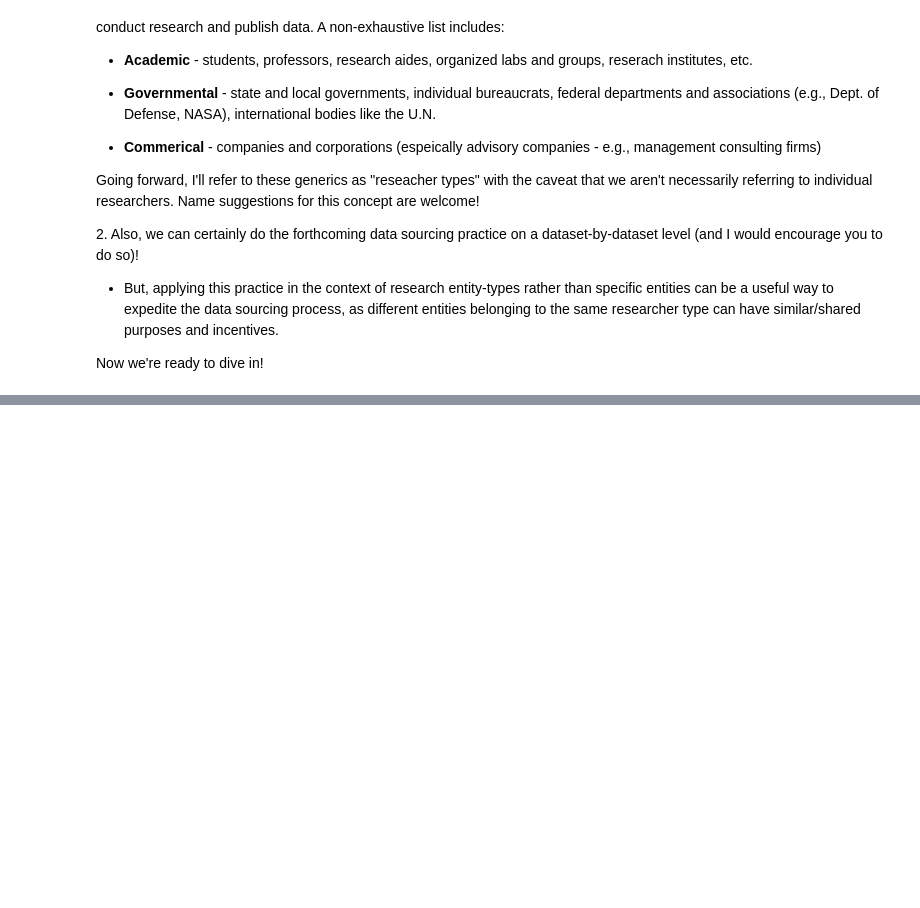
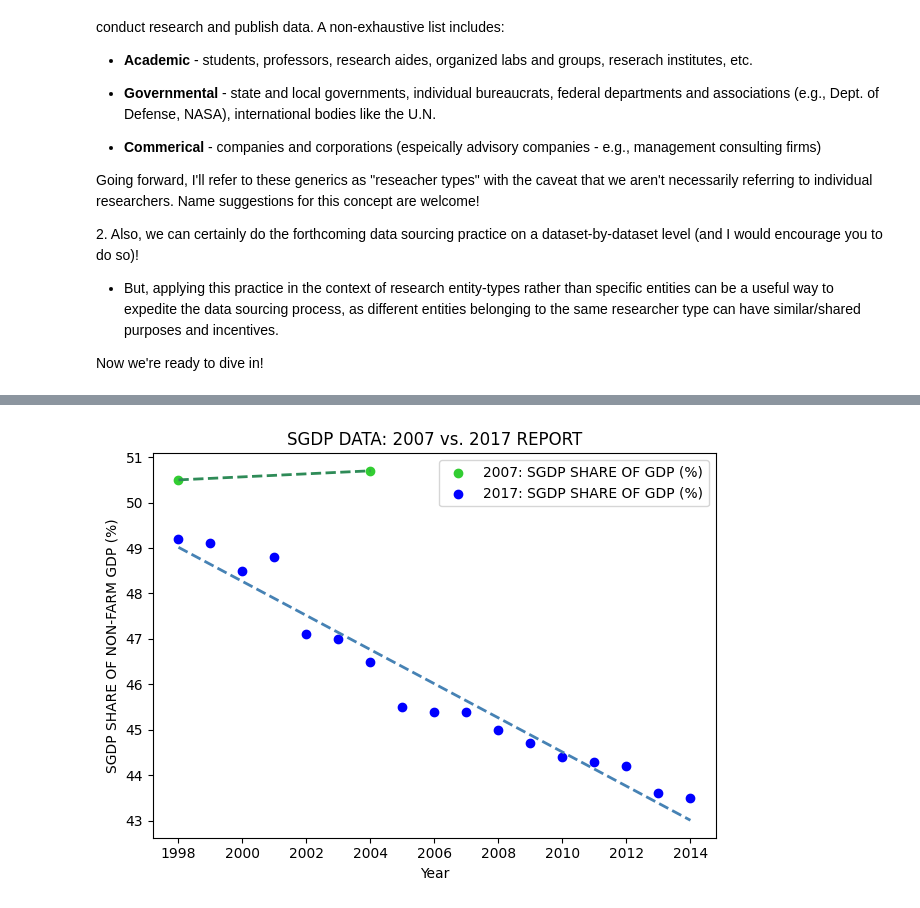
Before and after one commit to roflauren-roflauren/GearUp-MessyData, a Jupyter notebook: fall_2022/chapters/chp1_dataSourcing.ipynb, the cells around one changed output, grey strips where cells are left out. Cells and saved outputs as stored; diff of their text form; code cells hidden in the pictures; blank space fills up the shorter version.

```diff
--- a/fall_2022/chapters/chp1_dataSourcing.ipynb
+++ b/fall_2022/chapters/chp1_dataSourcing.ipynb
@@ -221,0 +278,8 @@ When trying to identify the dataset/research entity's:
+# %%
+""" DATA SOURCING: CHANGING INCENTIVES AND INTENDED PURPOSE """
+# importing the data (index column has year values):
+datasets_dir = os.path.dirname(os.getcwd()) + os.sep + 'sample_datasets' + os.sep
+sgdp_data = pd.read_csv(datasets_dir + 'sgdp_sba.csv' , encoding='utf-8', header=0, index_col=0)
+
+# 2017 subset of data:
+print(sgdp_data['2017_report_sgdp_share'])
@@ -221,0 +306,21 @@ When trying to identify the dataset/research entity's:
+# %%
+# some scatter plots of the data:
+plt.scatter(sgdp_data.index, sgdp_data['2007_report_sgdp_share'], label='2007: SGDP SHARE OF GDP (%)', color='limegreen')
+plt.scatter(sgdp_data.index, sgdp_data['2017_report_sgdp_share'], label='2017: SGDP SHARE OF GDP (%)', color='blue')
+
+# 2007 best fit line:
+xvals = [1998, 2004]
+yvals = [sgdp_data.loc[[1998]]['2007_report_sgdp_share'].values[0], sgdp_data.loc[[2004]]['2007_report_sgdp_share'].values[0]]
+plt.plot(xvals, yvals, linewidth=2, linestyle='--', color='seagreen')
+
+# 2017 best fit line:
+a, b = np.polyfit(sgdp_data.index, sgdp_data['2017_report_sgdp_share'], 1)
+plt.plot(sgdp_data.index, a*sgdp_data.index + b, linewidth=2, linestyle='--', color='steelblue')
+
+# formatting options:
+plt.title("SGDP DATA: 2007 vs. 2017 REPORT")
+plt.xlabel("Year"), plt.ylabel("SGDP SHARE OF NON-FARM GDP (%)")
+plt.legend(loc='upper right')
+plt.tight_layout()
+# %% [output]
+[figure, added]
```
Also changed, not shown: parts of 16 cells of this notebook, 4 other files.
